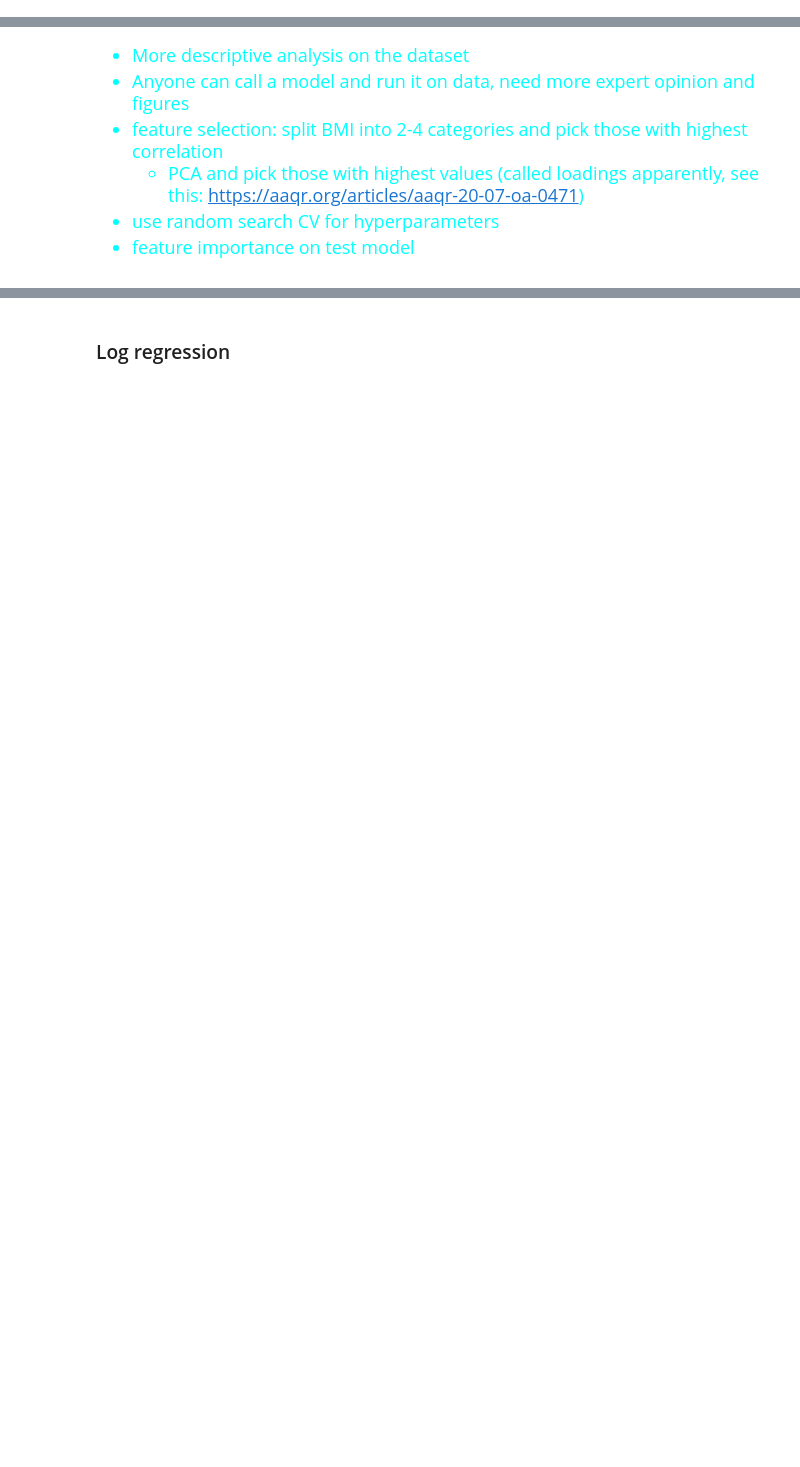
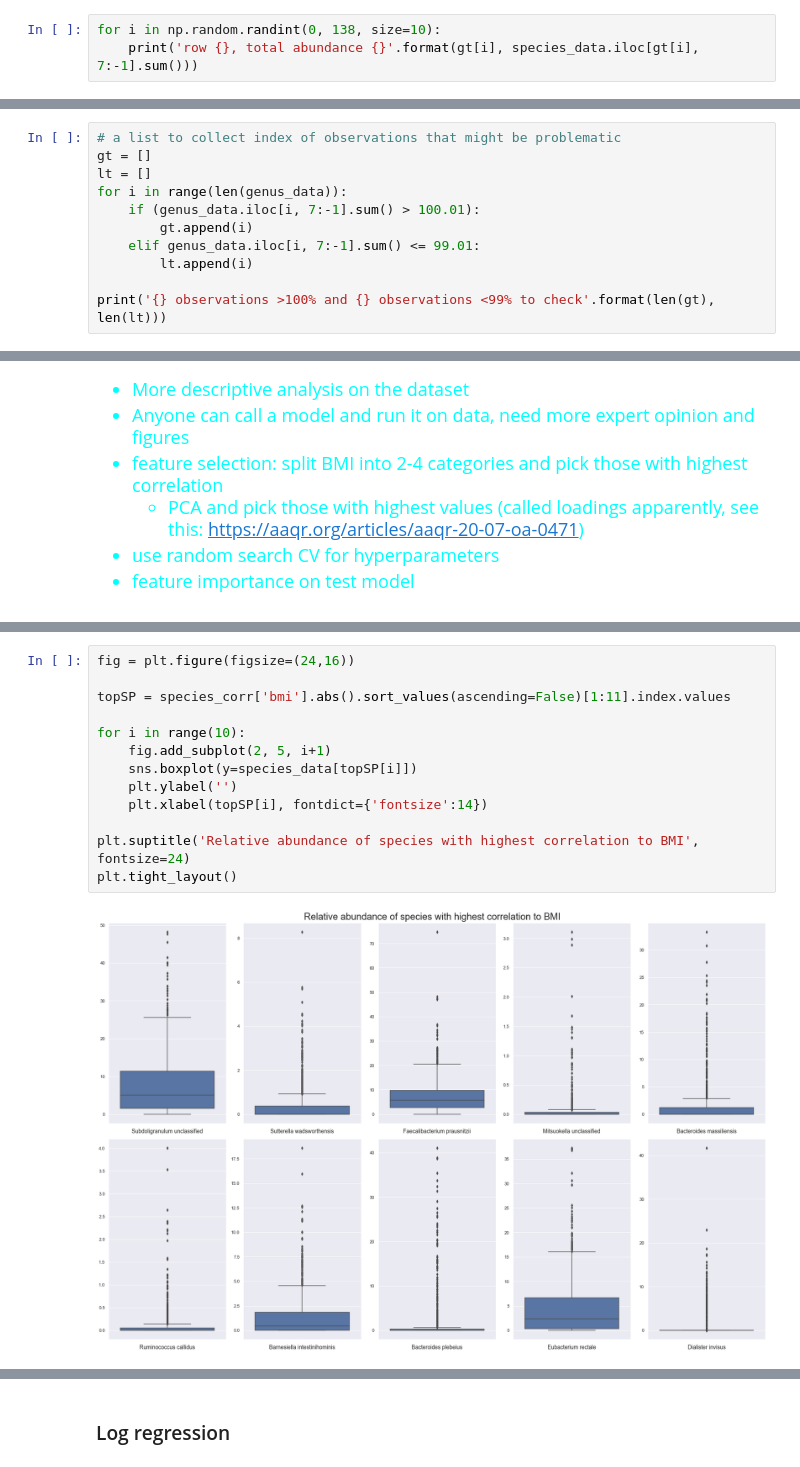
Before and after one commit to Geoff-CQW/obesity_stool, a Jupyter notebook: Project.ipynb, the cells around one changed output, grey strips where cells are left out. Drawn from its saved outputs; the diff is of its cells as text; blank space fills up the shorter version.

```diff
--- a/Project.ipynb
+++ b/Project.ipynb
@@ -206,0 +238,3 @@ t__GCT.. is actually the refseq assembly accession number
+# %%
+for i in np.random.randint(0, 138, size=10):
+    print('row {}, total abundance {}'.format(gt[i], species_data.iloc[gt[i], 7:-1].sum()))
@@ -206,0 +254,11 @@ t__GCT.. is actually the refseq assembly accession number
+# %%
+# a list to collect index of observations that might be problematic
+gt = []
+lt = []
+for i in range(len(genus_data)):
+    if (genus_data.iloc[i, 7:-1].sum() > 100.01):
+        gt.append(i)
+    elif genus_data.iloc[i, 7:-1].sum() <= 99.01:
+        lt.append(i)
+
+print('{} observations >100% and {} observations <99% to check'.format(len(gt), len(lt)))
@@ -218,0 +312,15 @@ t__GCT.. is actually the refseq assembly accession number
+# %%
+fig = plt.figure(figsize=(24,16))
+
+topSP = species_corr['bmi'].abs().sort_values(ascending=False)[1:11].index.values
+
+for i in range(10):
+    fig.add_subplot(2, 5, i+1)
+    sns.boxplot(y=species_data[topSP[i]])
+    plt.ylabel('')
+    plt.xlabel(topSP[i], fontdict={'fontsize':14})
+
+plt.suptitle('Relative abundance of species with highest correlation to BMI', fontsize=24)
+plt.tight_layout()
+# %% [output]
+[figure, added]
```
Also changed, not shown: parts of 82 cells of this notebook.
